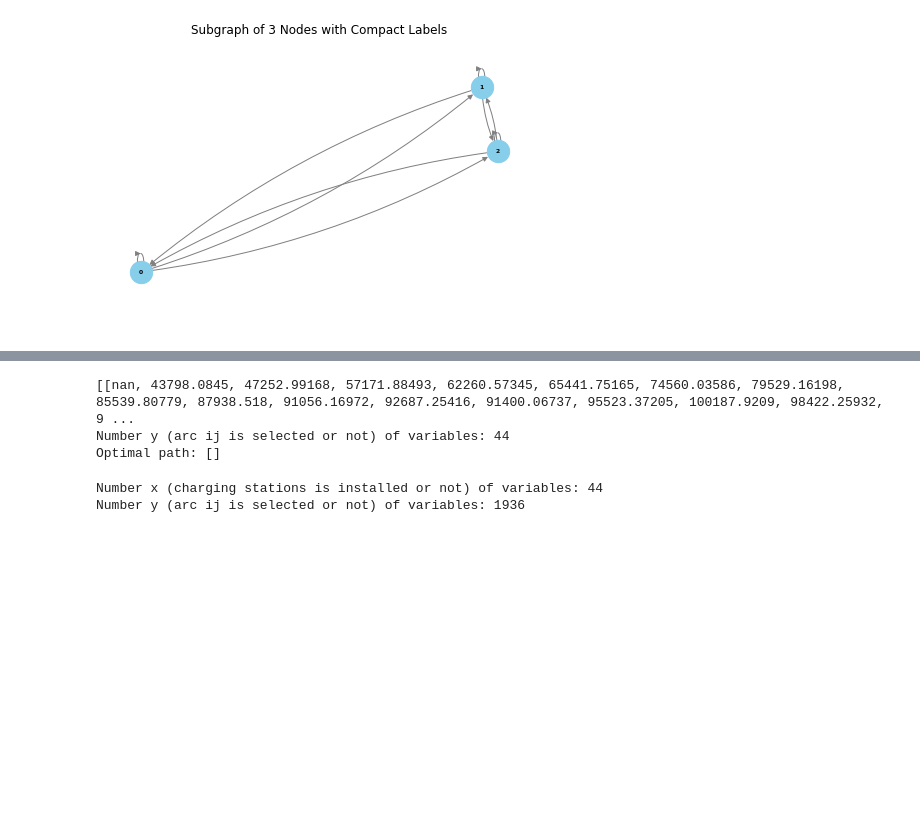
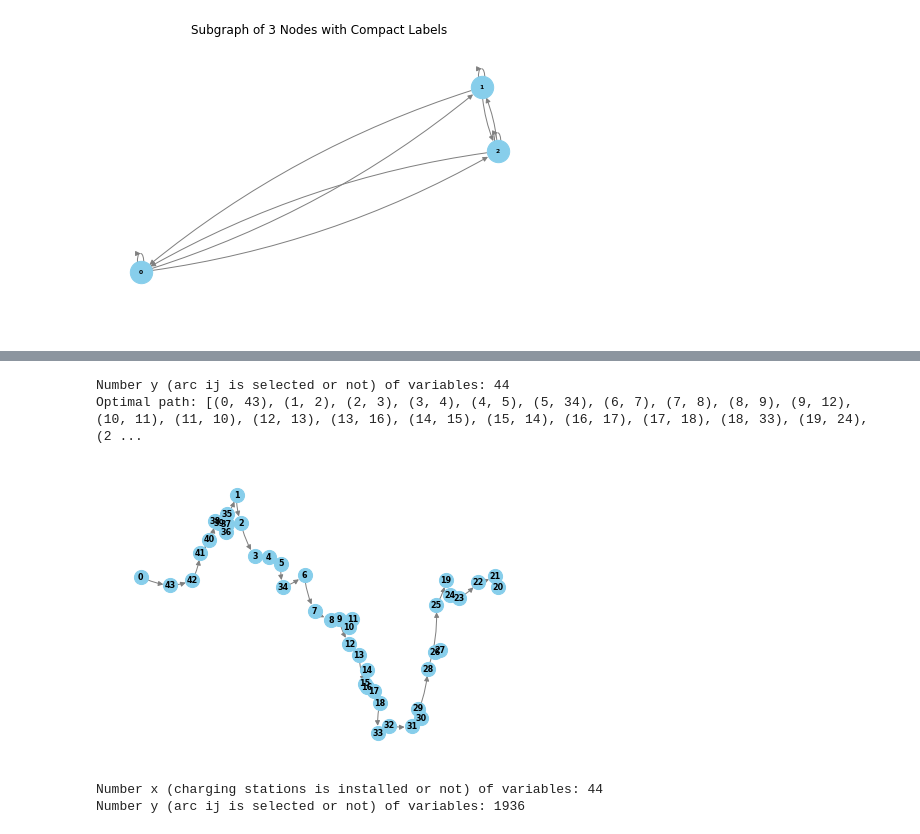
Before and after one commit to lorenzo-battiston/for-biglab, a Jupyter notebook: Text_big_project.ipynb, the cells around one changed output, grey strips where cells are left out. Cells and saved outputs as stored; diff of their text form; code cells hidden in the pictures; blank space fills up the shorter version.

Commit message:
shortest_path

```diff
--- a/Text_big_project.ipynb
+++ b/Text_big_project.ipynb
@@ -231,13 +233,18 @@ plt.show()
 # %%
 import mip
+import math
 
 
 n = 44
-distance_matrix = [[0 if i == j else float('inf') for j in range(n)] for i in range(n)]
+distance_matrix = [[0 for j in range(n)] for i in range(n)]
+
 for _, row in od_data.iterrows():
     i, j = int(row['origin_id']), int(row['destination_id'])
-    distance_matrix[i][j] = row['distance [m]']
-print(distance_matrix)
+    if(math.isnan(row['distance [m]'])):
+        distance_matrix[i][j] = 0
+    else:
+        distance_matrix[i][j] = row['distance [m]']
+
 
 # Create model
 m = mip.Model()
@@ -248,6 +255,7 @@ print(f"Number y (arc ij is selected or not) of variables: {len(x)}")
 
 
 #  define the constraints
+
 for i in range(n):
     m += x[i][i] == 0
     if(i == 20):
@@ -260,6 +268,7 @@ for i in range(n):
     else:
         m += mip.xsum(x[j][i] for j in range(n) if i != j) == 1
 
+
 # optimize objective function
 m.objective = mip.minimize(mip.xsum(distance_matrix[i][j] * x[i][j] for i in range(n) for j in range(n)))
 
@@ -269,15 +278,35 @@ m.optimize()
 path = []
 for i in range(n):
     for j in range(n):
-        if x[i][j].x != None:  # If the path is chosen in the solution
-            print(x[i][j].x)
+        if x[i][j].x > 0.5:  # If the path is chosen in the solution
+            path.append((i, j))
 
 # Display the solution path
 print("Optimal path:", path)
 # %% [output]
-[[nan, 43798.0845, 47252.99168, 57171.88493, 62260.57345, 65441.75165, 74560.03586, 79529.16198, 85539.80779, 87938.518, 91056.16972, 92687.25416, 91400.06737, 95523.37205, 100187.9209, 98422.25932, 9 ...
 Number y (arc ij is selected or not) of variables: 44
-Optimal path: []
+Optimal path: [(0, 43), (1, 2), (2, 3), (3, 4), (4, 5), (5, 34), (6, 7), (7, 8), (8, 9), (9, 12), (10, 11), (11, 10), (12, 13), (13, 16), (14, 15), (15, 14), (16, 17), (17, 18), (18, 33), (19, 24), (2 ...
+# %%
+G = nx.DiGraph()
+
+# Add nodes
+for i, row in nodes_data.iterrows():
+    G.add_node(row["tourist_dest_id"], pos=(row["x (longitude)"], row["y (latitude)"]),
+               label=row["Comune"] + " - " + str(row["Piazza"]))
+
+# Add edges for the optimal path
+for i in range(len(path)):
+    origin, destination = path[i]
+    G.add_edge(origin, destination, distance=distance_matrix[origin][destination])
+
+# Draw the graph
+pos = nx.get_node_attributes(G, "pos")
+nx.draw(G, pos, with_labels=True, node_size=200, font_size=8, font_color="black", font_weight="bold",
+        node_color="skyblue", edge_color="gray", arrowsize=10, connectionstyle='arc3,rad=0.1')
+
+plt.show()
+# %% [output]
+[figure, added]
 # %%
 import mip
 
```
Also changed, not shown: parts of 2 cells of this notebook.
